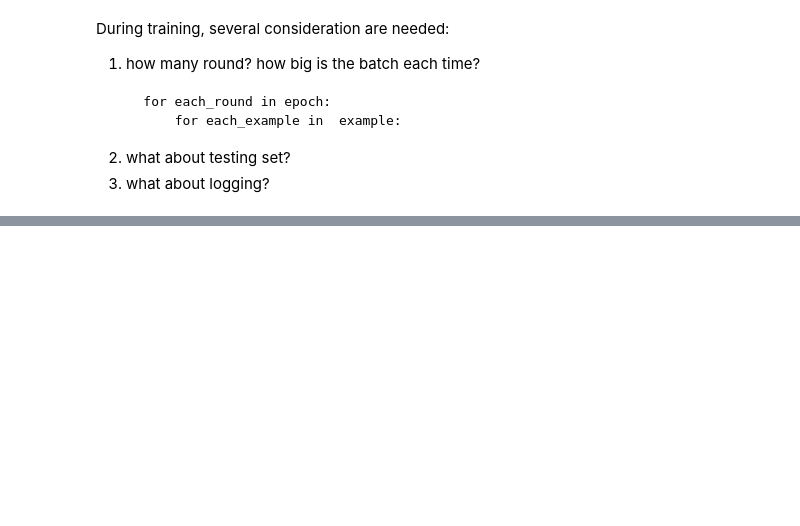
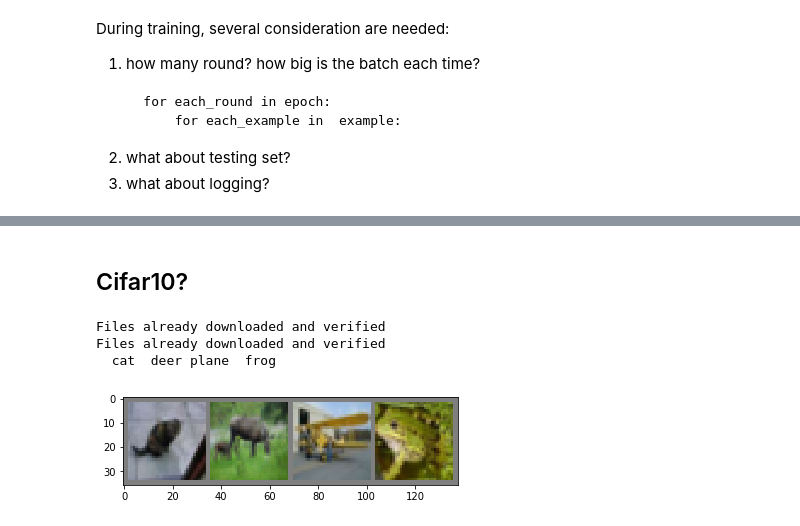
Before and after one commit to henryliuw/Gradient-Adversarial-Transformation-Network, a Jupyter notebook: torch_example.ipynb, the cells around one changed output, grey strips where cells are left out. Cells and saved outputs as stored; diff of their text form; code cells hidden in the pictures; blank space fills up the shorter version.

```diff
--- a/torch_example.ipynb
+++ b/torch_example.ipynb
@@ -218,10 +219,10 @@ for t in range(500):
 Step 0: load data set
 # %%
 def load_data():
-    train_data = tv.datasets.MNIST(root='.data/mnist', train=True,
+    train_data = tv.datasets.MNIST(root='data/mnist', train=True,
                                             transform=tv.transforms.ToTensor(),
                                             download=True)
-    test_data = tv.datasets.MNIST(root='.data/mnist', train=False,
+    test_data = tv.datasets.MNIST(root='data/mnist', train=False,
                                             transform=tv.transforms.ToTensor(),
                                             download=True)
     return train_data, test_data
@@ -329,0 +328,44 @@ KeyboardInterrupt:
+# %% [markdown]
+## Cifar10?
+# %%
+#release memory
+import gc
+del train_data
+del test_data
+gc.collect()
+
+transform = tv.transforms.Compose(
+    [tv.transforms.ToTensor(),
+     tv.transforms.Normalize((0.5, 0.5, 0.5), (0.5, 0.5, 0.5))])
+
+trainset = tv.datasets.CIFAR10(root='data/cifar10', train=True,
+                                        download=True, transform=transform)
+trainloader = tc.utils.data.DataLoader(trainset, batch_size=4,
+                                          shuffle=True, num_workers=2)
+
+testset = tv.datasets.CIFAR10(root='data/cifar10', train=False,
+                                       download=True, transform=transform)
+testloader = tc.utils.data.DataLoader(testset, batch_size=4,
+                                         shuffle=False, num_workers=2)
+
+classes = ('plane', 'car', 'bird', 'cat',
+           'deer', 'dog', 'frog', 'horse', 'ship', 'truck')
+
+def imshow(img):
+    img = img / 2 + 0.5     # unnormalize
+    npimg = img.numpy()
+    plt.imshow(np.transpose(npimg, (1, 2, 0)))
+
+
+# get some random training images
+dataiter = iter(trainloader)
+images, labels = dataiter.next()
+
+# show images
+imshow(tv.utils.make_grid(images))
+print(' '.join('%5s' % classes[labels[j]] for j in range(4)))
+# %% [output]
+Files already downloaded and verified
+Files already downloaded and verified
+  cat  deer plane  frog
+[figure, added]
```
Also changed, not shown: parts of 8 cells of this notebook.
